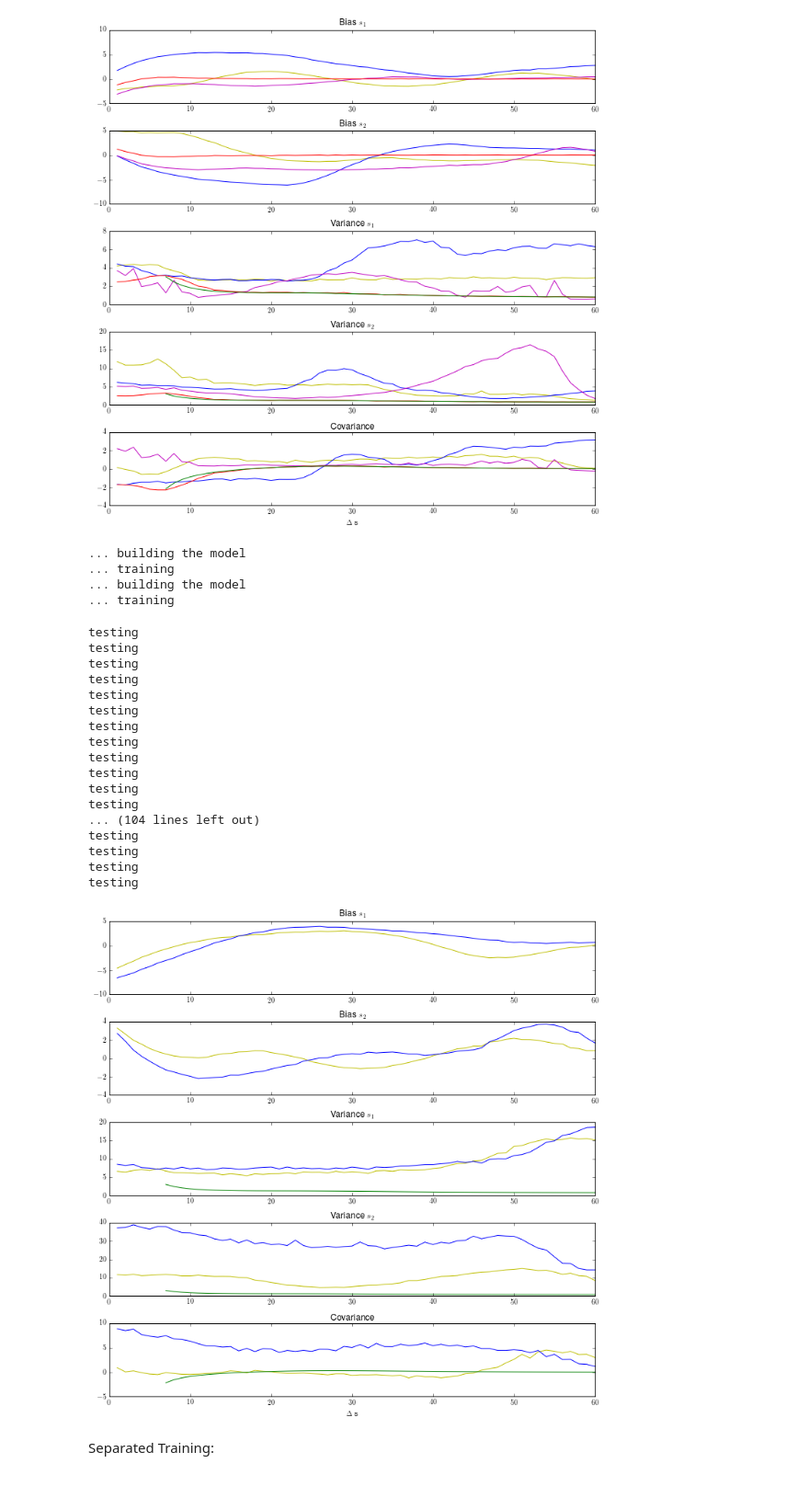
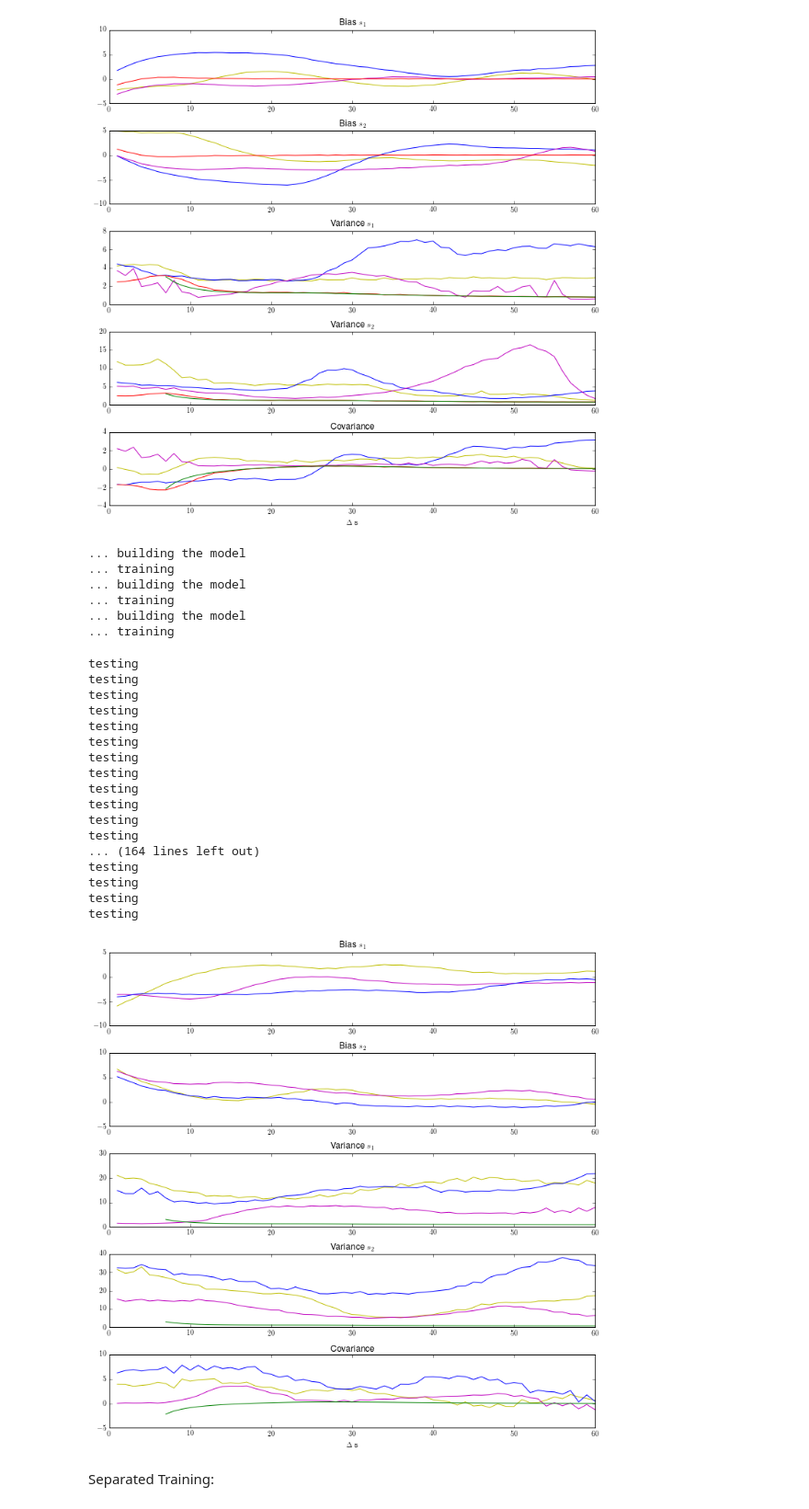
Before and after one commit to NYUMaLab/Divisive_Normalization_Project, a Jupyter notebook: Code/Demixing/Demixing DNN_Full.ipynb, the cells around one changed output. Shown at 92% size. Cells and saved outputs as stored; diff of their text form; code cells hidden in the pictures.

Commit message:
momentum

```diff
--- a/Code/Demixing/Demixing DNN_Full.ipynb
+++ b/Code/Demixing/Demixing DNN_Full.ipynb
@@ -1273,12 +1337,15 @@ plt.tight_layout()
 # %%
 train_data_1 = generate_trainset(20000)
 nn_rms, nnx_rms = train_nn(train_data_1, n_hidden=20, learning_rate=.001, n_epochs=100, RMSProp=True)
+nn_rms_m, nnx_rms_m = train_nn(train_data_1, n_hidden=20, learning_rate=.001, n_epochs=100, RMSProp=True, momentum=0.9)
 nn_plain, nnx_plain = train_nn(train_data_1, n_hidden=20, learning_rate=.001, n_epochs=100)
 # %% [output]
 ... building the model
 ... training
 ... building the model
 ... training
+... building the model
+... training
 # %%
 s1 = -30
 num_deltas = 60
@@ -1291,6 +1358,15 @@ var_s1_nn_rms = [None] * num_deltas
 var_s2_nn_rms = [None] * num_deltas
 corr_nn_rms = [None] * num_deltas
 cov_nn_rms = [None] * num_deltas
+
+mean_s1_nn_rms_m = [None] * num_deltas
+mean_s2_nn_rms_m = [None] * num_deltas
+bias_s1_nn_rms_m = [None] * num_deltas
+bias_s2_nn_rms_m = [None] * num_deltas
+var_s1_nn_rms_m = [None] * num_deltas
+var_s2_nn_rms_m = [None] * num_deltas
+corr_nn_rms_m = [None] * num_deltas
+cov_nn_rms_m = [None] * num_deltas
 
 mean_s1_nn_plain = [None] * num_deltas
 mean_s2_nn_plain = [None] * num_deltas
@@ -1308,12 +1384,15 @@ corr_fisher = [None] * num_deltas
 for delta_s in range(num_deltas):
     test_data = generate_s_data(s1, s1 + delta_s, 3000)
     nn_preds_rms, _ = test_nn(nn_rms, nnx_rms, test_data)
+    nn_preds_rms_m, _ = test_nn(nn_rms_m, nnx_rms_m, test_data)
     nn_preds_plain, _ = test_nn(nn_plain, nnx_plain, test_data)
 
     nn_preds_rms = nn_preds_rms.T * 90
+    nn_preds_rms_m = nn_preds_rms_m.T * 90
     nn_preds_plain = nn_preds_plain.T * 90
 
     nn_stats_rms = get_statistics(s1, s1 + delta_s, nn_preds_rms)
+    nn_stats_rms_m = get_statistics(s1, s1 + delta_s, nn_preds_rms_m)
     nn_stats_plain = get_statistics(s1, s1 + delta_s, nn_preds_plain)
 
     if delta_s > 0:
@@ -1331,6 +1410,15 @@ for delta_s in range(num_deltas):
     corr_nn_rms[delta_s] = nn_stats_rms['corr']
     cov_nn_rms[delta_s] = nn_stats_rms['cov']
 
+    mean_s1_nn_rms_m[delta_s] = nn_stats_rms_m['mean_s1']
+    mean_s2_nn_rms_m[delta_s] = nn_stats_rms_m['mean_s2']
+    bias_s1_nn_rms_m[delta_s] = nn_stats_rms_m['bias_s1']
+    bias_s2_nn_rms_m[delta_s] = nn_stats_rms_m['bias_s2']
+    var_s1_nn_rms_m[delta_s] = nn_stats_rms_m['var_s1']
+    var_s2_nn_rms_m[delta_s] = nn_stats_rms_m['var_s2']
+    corr_nn_rms_m[delta_s] = nn_stats_rms_m['corr']
+    cov_nn_rms_m[delta_s] = nn_stats_rms_m['cov']
+
     mean_s1_nn_plain[delta_s] = nn_stats_plain['mean_s1']
     mean_s2_nn_plain[delta_s] = nn_stats_plain['mean_s2']
     bias_s1_nn_plain[delta_s] = nn_stats_plain['bias_s1']
@@ -1352,45 +1440,51 @@ testing
 testing
 testing
 testing
-... (104 lines left out)
+... (164 lines left out)
 testing
 testing
 testing
 testing
 # %%
 f, (ax1, ax2, ax3, ax4, ax5) = plt.subplots(5)
-#20000
+#RMS
 ax1.plot(range(1, 61), bias_s1_nn_rms, c='y', label='NN')
 ax2.plot(range(1, 61), bias_s2_nn_rms, c='y', label='NN')
 ax3.plot(range(1, 61), var_s1_nn_rms, c='y', label='NN')
 ax4.plot(range(1, 61), var_s2_nn_rms, c='y', label='NN')
 ax5.plot(range(1, 61), cov_nn_rms, c='y', label='NN')
-#60000
+#RMS with momentum
+ax1.plot(range(1, 61), bias_s1_nn_rms_m, c='m', label='NN')
+ax2.plot(range(1, 61), bias_s2_nn_rms_m, c='m', label='NN')
+ax3.plot(range(1, 61), var_s1_nn_rms_m, c='m', label='NN')
+ax4.plot(range(1, 61), var_s2_nn_rms_m, c='m', label='NN')
+ax5.plot(range(1, 61), cov_nn_rms_m, c='m', label='NN')
+#Plain
 ax1.plot(range(1, 61), bias_s1_nn_plain, c='b', label='NN')
 ax2.plot(range(1, 61), bias_s2_nn_plain, c='b', label='NN')
 ax3.plot(range(1, 61), var_s1_nn_plain, c='b', label='NN')
 ax4.plot(range(1, 61), var_s2_nn_plain, c='b', label='NN')
 ax5.plot(range(1, 61), cov_nn_plain, c='b', label='NN')
 #Fisher information in green
 ax3.plot(range(7, 61), var_s1_fisher[6:60], c='g', label='Fisher')
 ax4.plot(range(7, 61), var_s2_fisher[6:60], c='g', label='Fisher')
 ax5.plot(range(7, 61), cov_fisher[6:60], c='g', label='Fisher')
 ax1.locator_params(axis = 'y', nbins = 4)
 ax2.locator_params(axis = 'y', nbins = 4)
 ax3.locator_params(axis = 'y', nbins = 4)
 ax4.locator_params(axis = 'y', nbins = 4)
 ax5.locator_params(axis = 'y', nbins = 4)
 #ax1.legend()
 ax1.set_title("Bias $s_1$")
 ax2.set_title("Bias $s_2$")
 ax3.set_title(r'Variance $s_1$')
 ax4.set_title(r'Variance $s_2$')
 ax5.set_title('Covariance')
 ax5.set_xlabel(r'$\Delta$ s')
 f.set_size_inches(10,10)
 plt.tight_layout()
 # %% [output]
-[figure, old version]
+[figure, new version]
 # %% [markdown]
 
 
```
Also changed, not shown: parts of 1 cell of this notebook.
